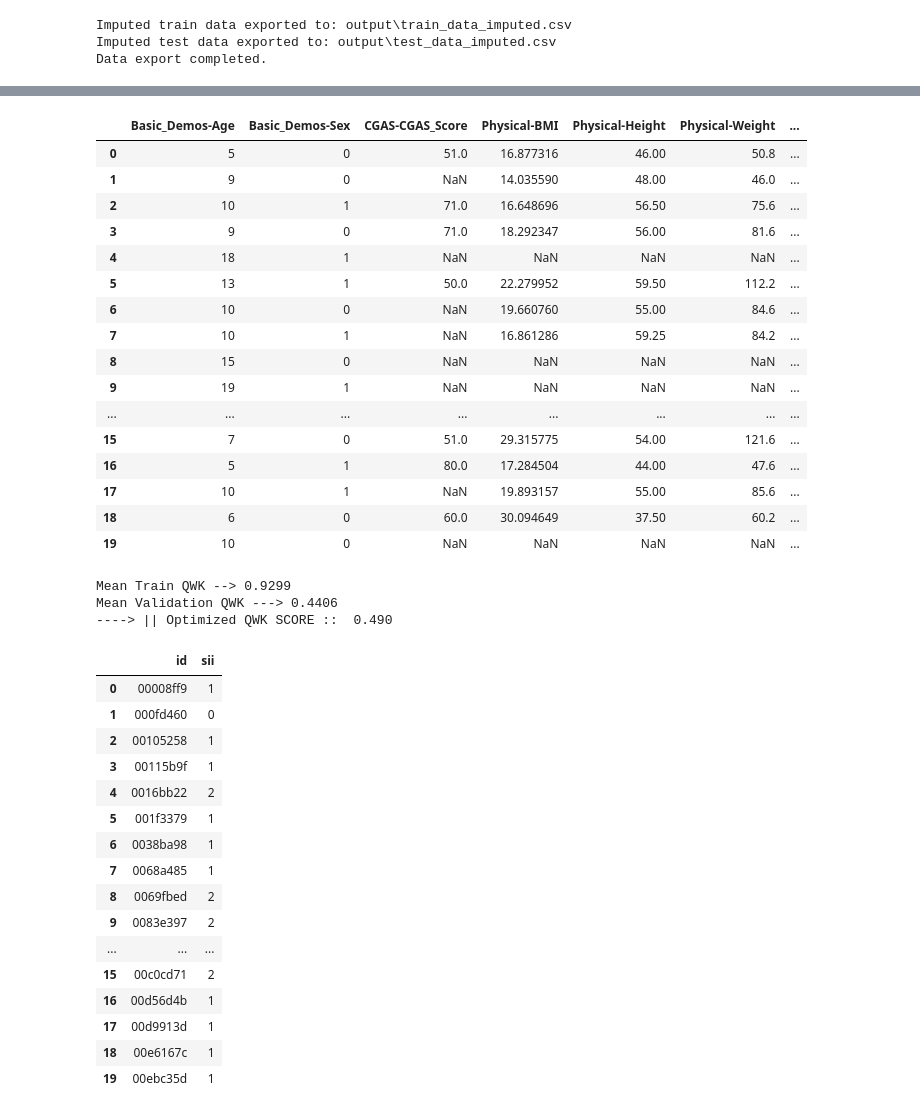
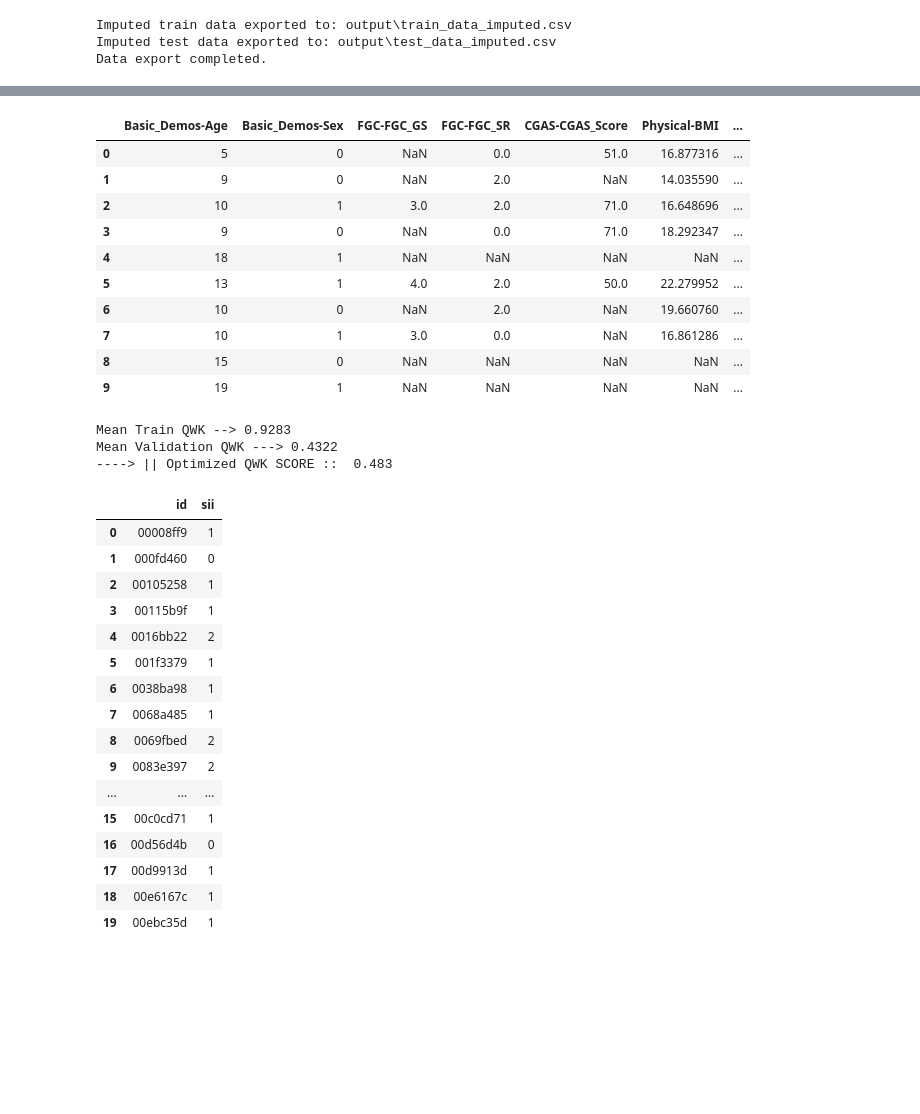
Before and after one commit to bonesclarke/PIU-Autoencoder, a Jupyter notebook: PIU-Notebook - Sparse Autoencoder.ipynb, the cells around one changed output, grey strips where cells are left out. Saved outputs shown, nothing was run; the diff lists cells and outputs as text; code cells hidden in the pictures; blank space fills up the shorter version.

```diff
--- a/PIU-Notebook - Sparse Autoencoder.ipynb
+++ b/PIU-Notebook - Sparse Autoencoder.ipynb
@@ -458,21 +458,22 @@ time_series_cols = [
     'feature_88_boxcox', 'feature_90_boxcox'
 ]
 
-featuresCols = ['Basic_Demos-Age', 'Basic_Demos-Sex',
-                'CGAS-CGAS_Score', 'Physical-BMI',
+# Dropped columns 'FGC-FGC_CU', 'FGC-FGC_PU', 'FGC-FGC_SRR', 'FGC-FGC_SRR_Zone',
+featuresCols = ['Basic_Demos-Age', 'Basic_Demos-Sex', 'FGC-FGC_GS', 'FGC-FGC_SR',
+                'CGAS-CGAS_Score', 'Physical-BMI', 'fitness_score',
                 'Physical-Height', 'Physical-Weight', 'Physical-Waist_Circumference',
                 'Physical-Diastolic_BP', 'Physical-HeartRate', 'Physical-Systolic_BP',
                 'Fitness_Endurance-Max_Stage',
                 'Fitness_Endurance-Time_Mins', 'Fitness_Endurance-Time_Sec',
-                'FGC-FGC_CU', 'FGC-FGC_CU_Zone', 'FGC-FGC_GSND',
-                'FGC-FGC_GSND_Zone', 'FGC-FGC_GSD', 'FGC-FGC_GSD_Zone', 'FGC-FGC_PU',
-                'FGC-FGC_PU_Zone', 'FGC-FGC_SRL', 'FGC-FGC_SRL_Zone', 'FGC-FGC_SRR',
-                'FGC-FGC_SRR_Zone', 'FGC-FGC_TL', 'FGC-FGC_TL_Zone',
+                'FGC-FGC_CU_Zone', 'FGC-FGC_GSND',
+                'FGC-FGC_GSND_Zone', 'FGC-FGC_GSD', 'FGC-FGC_GSD_Zone',
+                'FGC-FGC_PU_Zone', 'FGC-FGC_SRL', 'FGC-FGC_SRL_Zone',
+                'FGC-FGC_TL', 'FGC-FGC_TL_Zone',
                 'BIA-BIA_Activity_Level_num', 'BIA-BIA_BMC', 'BIA-BIA_BMI',
                 'BIA-BIA_BMR', 'BIA-BIA_DEE', 'BIA-BIA_ECW', 'BIA-BIA_FFM',
                 'BIA-BIA_FFMI', 'BIA-BIA_FMI', 'BIA-BIA_Fat', 'BIA-BIA_Frame_num',
                 'BIA-BIA_ICW', 'BIA-BIA_LDM', 'BIA-BIA_LST', 'BIA-BIA_SMM',
-                'BIA-BIA_TBW', 'PAQ_A-PAQ_A_Total',
+                'BIA-BIA_TBW', 'PAQ_A-PAQ_A_Total', 'PAQ_Total',
                 'PAQ_C-PAQ_C_Total', 'SDS-SDS_Total_Raw',
                 'SDS-SDS_Total_T',
                 'PreInt_EduHx-computerinternet_hoursday', 'sii', 'BMI_Age','Internet_Hours_Age','BMI_Internet_Hours',
@@ -486,26 +487,27 @@ featuresCols += time_series_cols
 train = train[featuresCols]
 train = train.dropna(subset='sii')
 
-featuresCols = ['Basic_Demos-Age', 'Basic_Demos-Sex',
-                'CGAS-CGAS_Score', 'Physical-BMI',
+# Dropped columns 'FGC-FGC_CU', 'FGC-FGC_PU', 'FGC-FGC_SRR', 'FGC-FGC_SRR_Zone',
+featuresCols = ['Basic_Demos-Age', 'Basic_Demos-Sex', 'FGC-FGC_GS', 'FGC-FGC_SR',
+                'CGAS-CGAS_Score', 'Physical-BMI', 'fitness_score',
                 'Physical-Height', 'Physical-Weight', 'Physical-Waist_Circumference',
                 'Physical-Diastolic_BP', 'Physical-HeartRate', 'Physical-Systolic_BP',
                 'Fitness_Endurance-Max_Stage',
                 'Fitness_Endurance-Time_Mins', 'Fitness_Endurance-Time_Sec',
-                'FGC-FGC_CU', 'FGC-FGC_CU_Zone', 'FGC-FGC_GSND',
-                'FGC-FGC_GSND_Zone', 'FGC-FGC_GSD', 'FGC-FGC_GSD_Zone', 'FGC-FGC_PU',
-                'FGC-FGC_PU_Zone', 'FGC-FGC_SRL', 'FGC-FGC_SRL_Zone', 'FGC-FGC_SRR',
-                'FGC-FGC_SRR_Zone', 'FGC-FGC_TL', 'FGC-FGC_TL_Zone',
+                'FGC-FGC_CU_Zone', 'FGC-FGC_GSND',
+                'FGC-FGC_GSND_Zone', 'FGC-FGC_GSD', 'FGC-FGC_GSD_Zone',
+                'FGC-FGC_PU_Zone', 'FGC-FGC_SRL', 'FGC-FGC_SRL_Zone', 'FGC-FGC_TL', 'FGC-FGC_TL_Zone',
                 'BIA-BIA_Activity_Level_num', 'BIA-BIA_BMC', 'BIA-BIA_BMI',
                 'BIA-BIA_BMR', 'BIA-BIA_DEE', 'BIA-BIA_ECW', 'BIA-BIA_FFM',
                 'BIA-BIA_FFMI', 'BIA-BIA_FMI', 'BIA-BIA_Fat', 'BIA-BIA_Frame_num',
                 'BIA-BIA_ICW', 'BIA-BIA_LDM', 'BIA-BIA_LST', 'BIA-BIA_SMM',
-                'BIA-BIA_TBW', 'PAQ_A-PAQ_A_Total',
+                'BIA-BIA_TBW', 'PAQ_A-PAQ_A_Total', 'PAQ_Total',
                 'PAQ_C-PAQ_C_Total', 'SDS-SDS_Total_Raw',
                 'SDS-SDS_Total_T',
                 'PreInt_EduHx-computerinternet_hoursday', 'BMI_Age','Internet_Hours_Age','BMI_Internet_Hours',
                 'BFP_BMI', 'FFMI_BFP', 'FMI_BFP', 'LST_TBW', 'BFP_BMR', 'BFP_DEE', 'BMR_Weight', 'DEE_Weight',
-                'SMM_Height', 'Muscle_to_Fat', 'Hydration_Status', 'ICW_TBW','Age_Weight','Sex_BMI','Sex_HeartRate','Age_WaistCirc','BMI_FitnessMaxStage','Weight_GripStrengthDominant','Weight_GripStrengthNonDominant','HeartRate_FitnessTime',
+                'SMM_Height', 'Muscle_to_Fat', 'Hydration_Status', 'ICW_TBW','Age_Weight','Sex_BMI','Sex_HeartRate','Age_WaistCirc',
+                'BMI_FitnessMaxStage','Weight_GripStrengthDominant','Weight_GripStrengthNonDominant','HeartRate_FitnessTime',
                 'Age_PushUp','FFMI_Age','InternetUse_SleepDisturbance','CGAS_BMI','CGAS_FitnessMaxStage']
 
 featuresCols += time_series_cols
@@ -529,21 +529,15 @@ train
 # %%
-test
+test.head(10)
 # %% [output]
-|  | Basic_Demos-Age | Basic_Demos-Sex | CGAS-CGAS_Score | Physical-BMI | Physical-Height | Physical-Weight | ... |
-| 0 | 5 | 0 | 51.0 | 16.877316 | 46.00 | 50.8 | ... |
-| 1 | 9 | 0 | NaN | 14.035590 | 48.00 | 46.0 | ... |
-| 2 | 10 | 1 | 71.0 | 16.648696 | 56.50 | 75.6 | ... |
-| 3 | 9 | 0 | 71.0 | 18.292347 | 56.00 | 81.6 | ... |
+|  | Basic_Demos-Age | Basic_Demos-Sex | FGC-FGC_GS | FGC-FGC_SR | CGAS-CGAS_Score | Physical-BMI | ... |
+| 0 | 5 | 0 | NaN | 0.0 | 51.0 | 16.877316 | ... |
+| 1 | 9 | 0 | NaN | 2.0 | NaN | 14.035590 | ... |
+| 2 | 10 | 1 | 3.0 | 2.0 | 71.0 | 16.648696 | ... |
+| 3 | 9 | 0 | NaN | 0.0 | 71.0 | 18.292347 | ... |
 | 4 | 18 | 1 | NaN | NaN | NaN | NaN | ... |
-| 5 | 13 | 1 | 50.0 | 22.279952 | 59.50 | 112.2 | ... |
-| 6 | 10 | 0 | NaN | 19.660760 | 55.00 | 84.6 | ... |
-| 7 | 10 | 1 | NaN | 16.861286 | 59.25 | 84.2 | ... |
+| 5 | 13 | 1 | 4.0 | 2.0 | 50.0 | 22.279952 | ... |
+| 6 | 10 | 0 | NaN | 2.0 | NaN | 19.660760 | ... |
+| 7 | 10 | 1 | 3.0 | 0.0 | NaN | 16.861286 | ... |
 | 8 | 15 | 0 | NaN | NaN | NaN | NaN | ... |
 | 9 | 19 | 1 | NaN | NaN | NaN | NaN | ... |
-| ... | ... | ... | ... | ... | ... | ... | ... |
-| 15 | 7 | 0 | 51.0 | 29.315775 | 54.00 | 121.6 | ... |
-| 16 | 5 | 1 | 80.0 | 17.284504 | 44.00 | 47.6 | ... |
-| 17 | 10 | 1 | NaN | 19.893157 | 55.00 | 85.6 | ... |
-| 18 | 6 | 0 | 60.0 | 30.094649 | 37.50 | 60.2 | ... |
-| 19 | 10 | 0 | NaN | NaN | NaN | NaN | ... |
 # %%
@@ -679,9 +674,9 @@ Submission1 = TrainML(voting_model, test)
 # Save submission
 Submission1.to_csv('submission.csv', index=False)
 # %% [output]
-Mean Train QWK --> 0.9299
-Mean Validation QWK ---> 0.4406
-----> || Optimized QWK SCORE ::  0.490
+Mean Train QWK --> 0.9283
+Mean Validation QWK ---> 0.4322
+----> || Optimized QWK SCORE ::  0.483
 # %%
 Submission1
 # %% [output]
@@ -697,8 +692,8 @@ Submission1
 | 8 | 0069fbed | 2 |
 | 9 | 0083e397 | 2 |
 | ... | ... | ... |
-| 15 | 00c0cd71 | 2 |
-| 16 | 00d56d4b | 1 |
+| 15 | 00c0cd71 | 1 |
+| 16 | 00d56d4b | 0 |
 | 17 | 00d9913d | 1 |
 | 18 | 00e6167c | 1 |
 | 19 | 00ebc35d | 1 |
```
Also changed, not shown: parts of 6 cells of this notebook, 7 other files.
